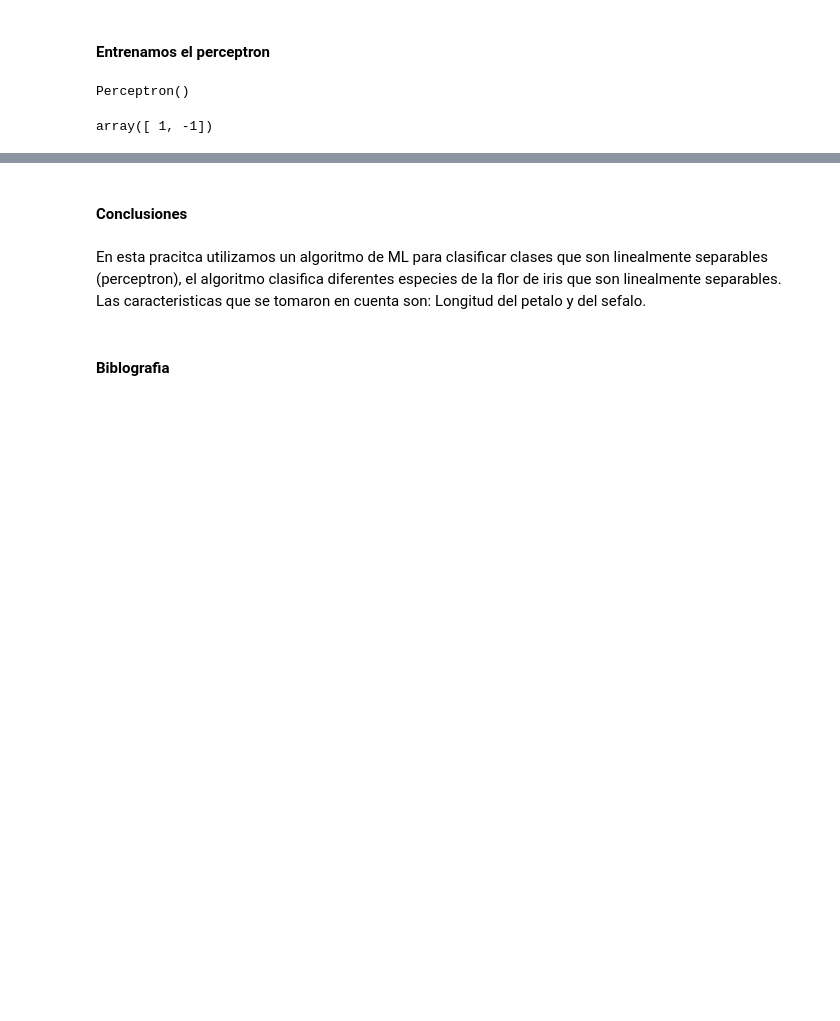
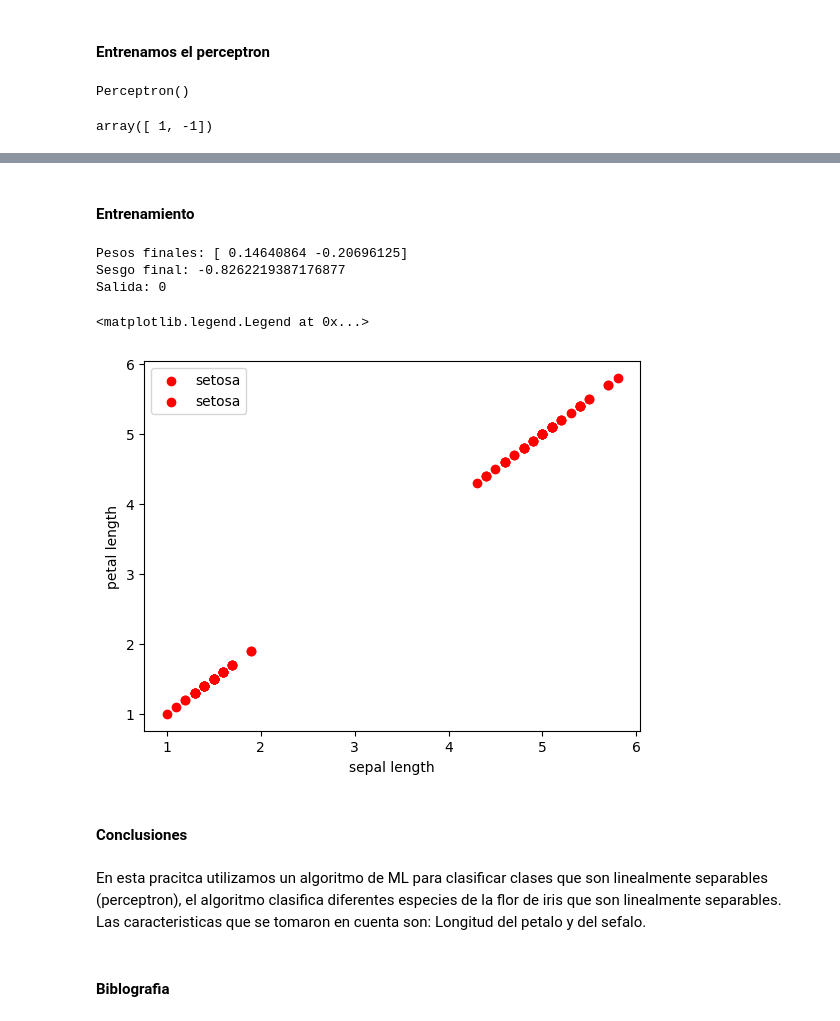
Before and after one commit to YeyoM/school_code, a Jupyter notebook: semester_06/aprendizaje_inteligente/AI_Perceptron(Iris)_Practica#2.ipynb, the cells around one changed output, grey strips where cells are left out. Cells and saved outputs as stored; diff of their text form; code cells hidden in the pictures; blank space fills up the shorter version.

```diff
--- a/semester_06/aprendizaje_inteligente/AI_Perceptron(Iris)_Practica#2.ipynb
+++ b/semester_06/aprendizaje_inteligente/AI_Perceptron(Iris)_Practica#2.ipynb
@@ -72,0 +116,25 @@ array([ 1, -1])
+# %% [markdown]
+#### Entrenamiento
+# %%
+pesos = np.random.uniform(1, 5, 2)
+b = np.random.uniform(-1, 1)
+tasa_aprendizaje = 0.01
+epocas = 100
+# %%
+for epoca in range(epocas):
+    errores = 0
+    for i in range(len(flores)):
+        prediccion = activacion(pesos, flores[i], b)
+        error = clases[i] - prediccion
+        errores += error**2
+        pesos[0] += tasa_aprendizaje * error * flores[i][0]
+        pesos[1] += tasa_aprendizaje * error * flores[i][1]
+        b += tasa_aprendizaje * error
+# %%
+print("Pesos finales:", pesos)
+print("Sesgo final:", b)
+print("Salida:", activacion(pesos, [5, 1.4], b))
+# %% [output]
+Pesos finales: [ 0.14640864 -0.20696125]
+Sesgo final: -0.8262219387176877
+Salida: 0
@@ -73,3 +143,23 @@ array([ 1, -1])
+# %%
+x = []
+y = []
+for i in range(len(flores)):
+    x.append(flores[i][0])
+    y.append(flores[i][1])
+
+plt.scatter(x[:50], x[:50],
+            color="red", marker="o", label="setosa")
+
+plt.scatter(y[:50], y[:50],
+            color="red", marker="o", label="setosa")
+
+plt.xlabel('sepal length')
+plt.ylabel('petal length')
+
+plt.legend(loc='upper left')
+# %% [output]
+<matplotlib.legend.Legend at 0x...>
+[figure, added]
 # %% [markdown]
 #### Conclusiones
 # %% [markdown]
```
Also changed, not shown: parts of 3 cells of this notebook.
